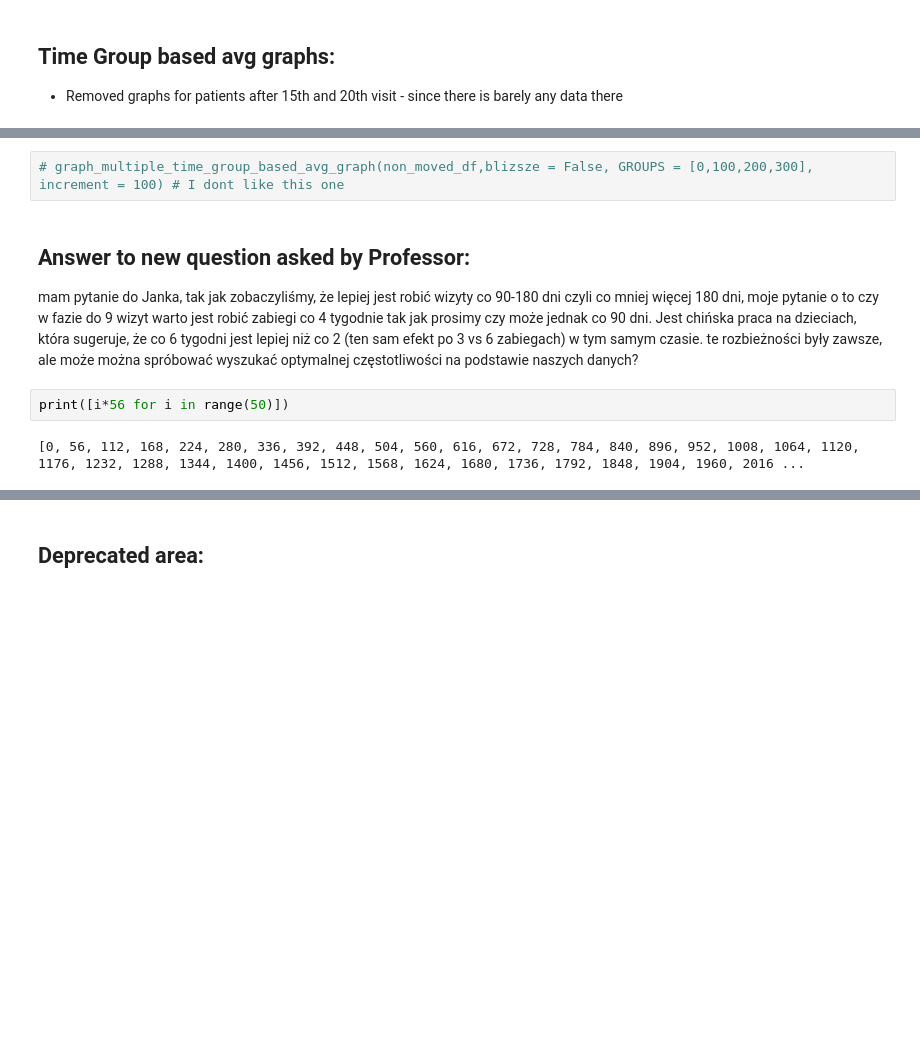
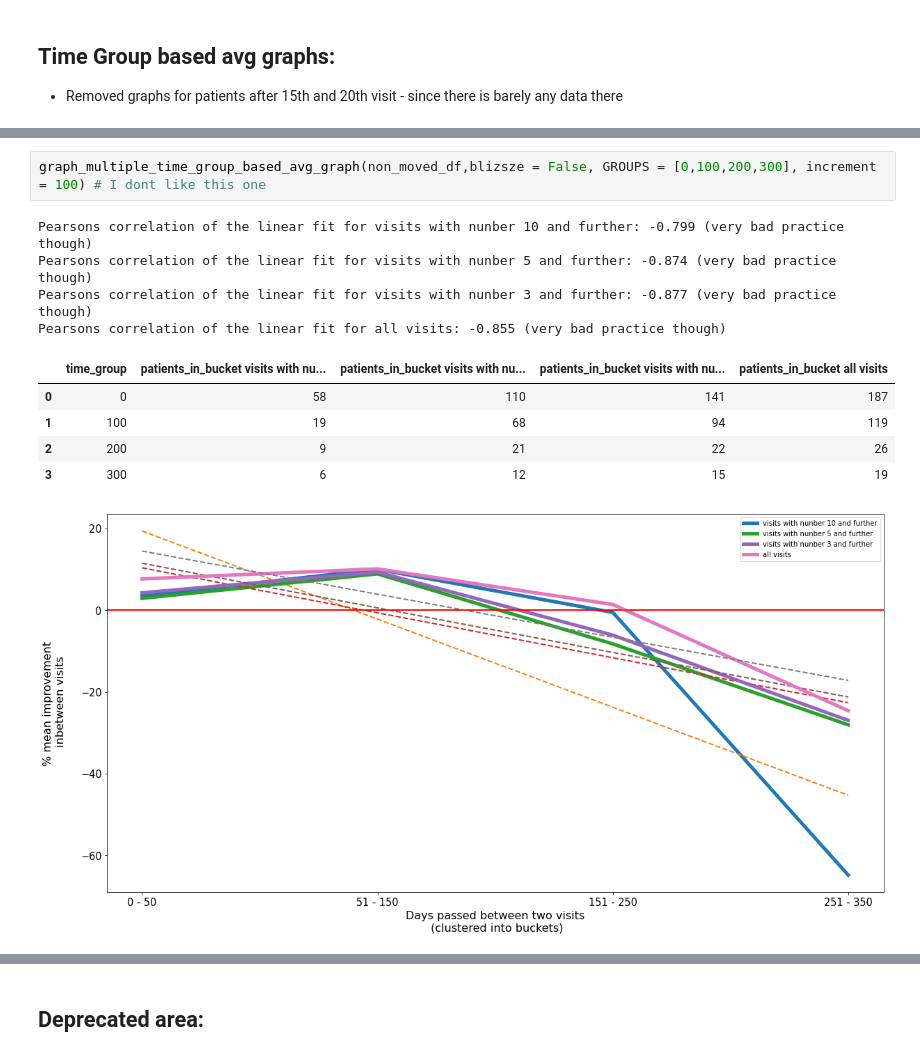
Before and after one commit to szczekulskij/long-term-analysis-of-pws, a Jupyter notebook: main.ipynb, the cells around one changed output, grey strips where cells are left out. Saved outputs shown, nothing was run; the diff lists cells and outputs as text; blank space fills up the shorter version.

```diff
--- a/main.ipynb
+++ b/main.ipynb
@@ -239,10 +269,14 @@ p-value of chi squred contigency test for : nan (w. Yates correction - good prac
 # %%
-# graph_multiple_time_group_based_avg_graph(non_moved_df,blizsze = False, GROUPS = [0,100,200,300], increment = 100) # I dont like this one
+graph_multiple_time_group_based_avg_graph(non_moved_df,blizsze = False, GROUPS = [0,100,200,300], increment = 100) # I dont like this one
+# %% [output]
+Pearsons correlation of the linear fit for visits with nunber 10 and further: -0.799 (very bad practice though)
+Pearsons correlation of the linear fit for visits with nunber 5 and further: -0.874 (very bad practice though)
+Pearsons correlation of the linear fit for visits with nunber 3 and further: -0.877 (very bad practice though)
+Pearsons correlation of the linear fit for all visits: -0.855 (very bad practice though)
+|  | time_group | patients_in_bucket visits with nu... | patients_in_bucket visits with nu... | patients_in_bucket visits with nu... | patients_in_bucket all visits |
+| 0 | 0 | 58 | 110 | 141 | 187 |
+| 1 | 100 | 19 | 68 | 94 | 119 |
+| 2 | 200 | 9 | 21 | 22 | 26 |
+| 3 | 300 | 6 | 12 | 15 | 19 |
+[figure, added]
-# %% [markdown]
-## Answer to new question asked by Professor:
-mam pytanie do Janka, tak jak zobaczyliśmy, że lepiej jest robić wizyty co 90-180 dni czyli co mniej więcej 180 dni, moje pytanie o to czy w fazie do 9 wizyt warto jest robić zabiegi co 4 tygodnie tak jak prosimy czy może jednak co 90 dni. Jest chińska praca na dzieciach, która sugeruje, że co 6 tygodni jest lepiej niż co 2 (ten sam efekt po 3 vs 6 zabiegach) w tym samym czasie. te rozbieżności były zawsze, ale może można spróbować wyszukać optymalnej częstotliwości na podstawie naszych danych?
-# %%
-print([i*56 for i in range(50)])
-# %% [output]
-[0, 56, 112, 168, 224, 280, 336, 392, 448, 504, 560, 616, 672, 728, 784, 840, 896, 952, 1008, 1064, 1120, 1176, 1232, 1288, 1344, 1400, 1456, 1512, 1568, 1624, 1680, 1736, 1792, 1848, 1904, 1960, 2016 ...
 # %%
```
Also changed, not shown: parts of 18 cells of this notebook, 1 other file.
